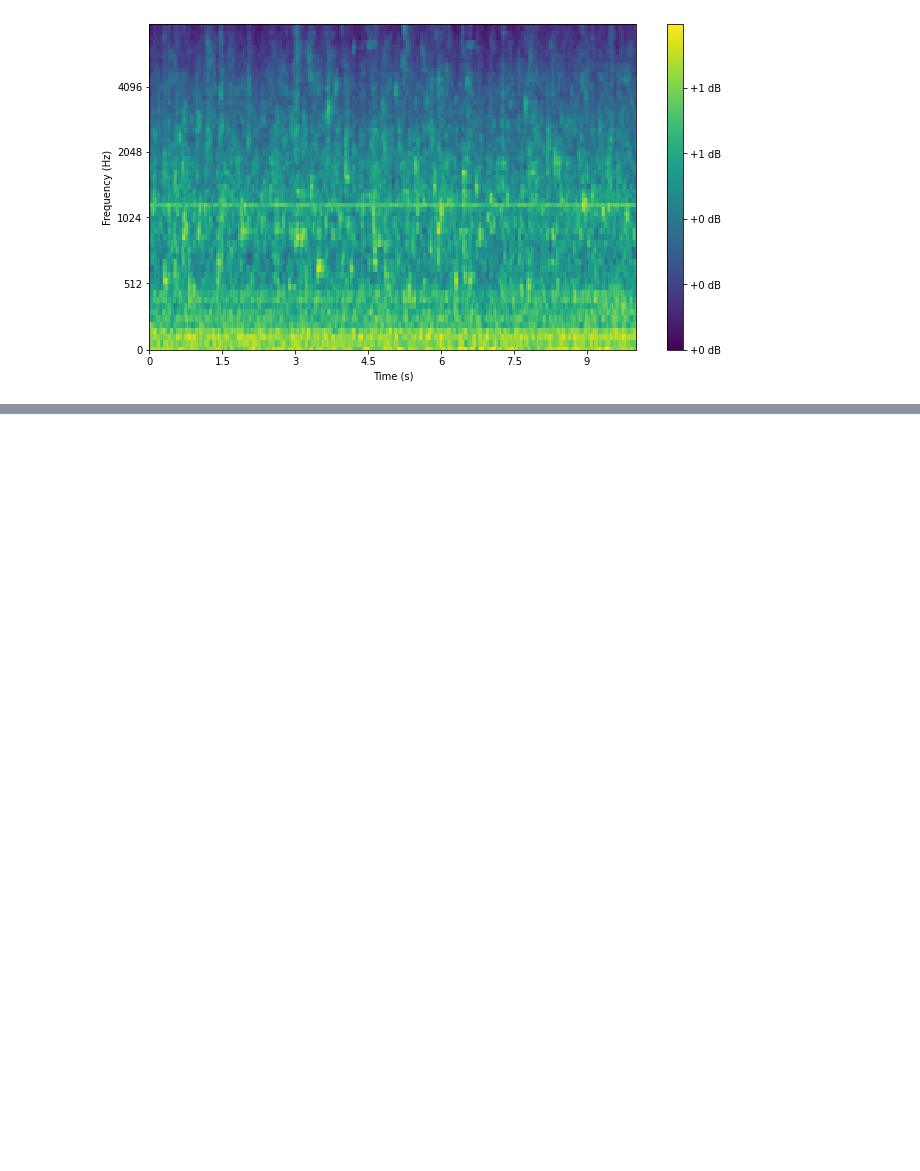
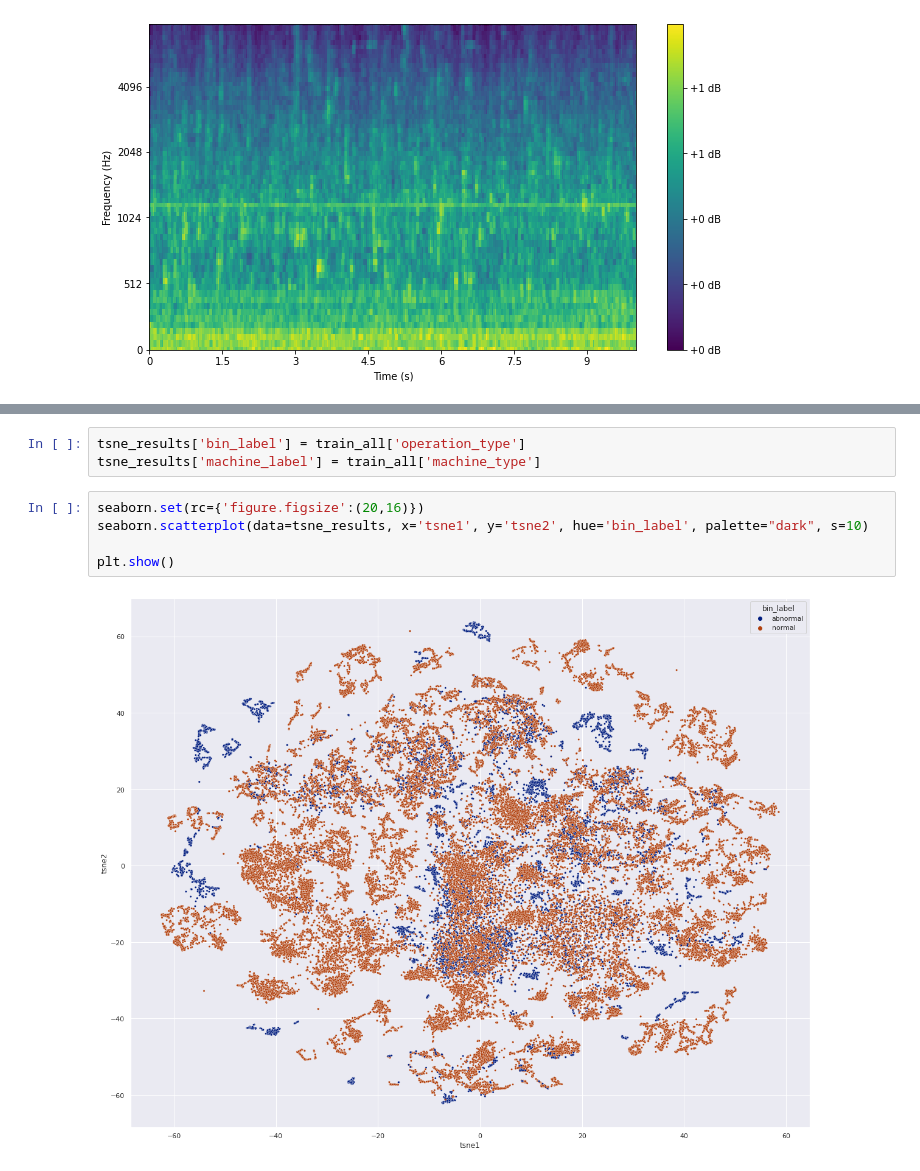
Before and after one commit to AnudeepKonda/MIMII_anamoly_detection, a Jupyter notebook: visualize_spectrograms.ipynb, the cells around one changed output, grey strips where cells are left out. Drawn from its saved outputs; the diff is of its cells as text; blank space fills up the shorter version.

```diff
--- a/visualize_spectrograms.ipynb
+++ b/visualize_spectrograms.ipynb
@@ -159,0 +230,10 @@ for k in range(8):
+# %%
+tsne_results['bin_label'] = train_all['operation_type']
+tsne_results['machine_label'] = train_all['machine_type']
+# %%
+seaborn.set(rc={'figure.figsize':(20,16)})
+seaborn.scatterplot(data=tsne_results, x='tsne1', y='tsne2', hue='bin_label', palette="dark", s=10)
+
+plt.show()
+# %% [output]
+[figure, added]
```
Also changed, not shown: parts of 9 cells of this notebook, 4 other files.
